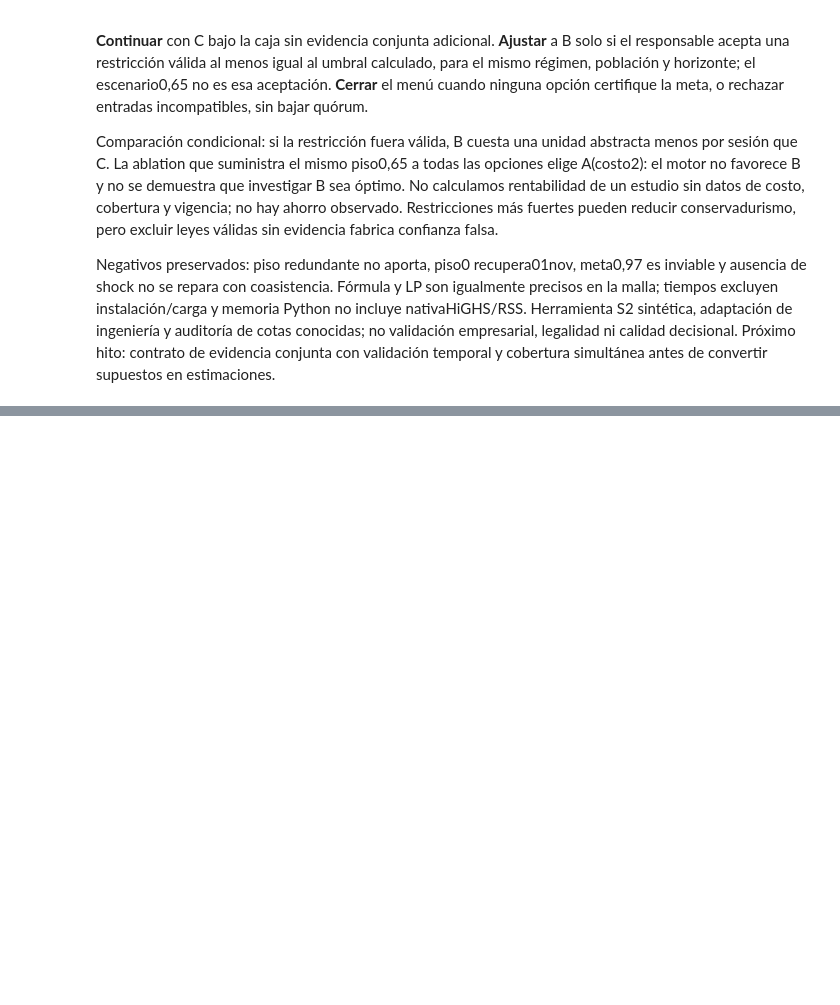
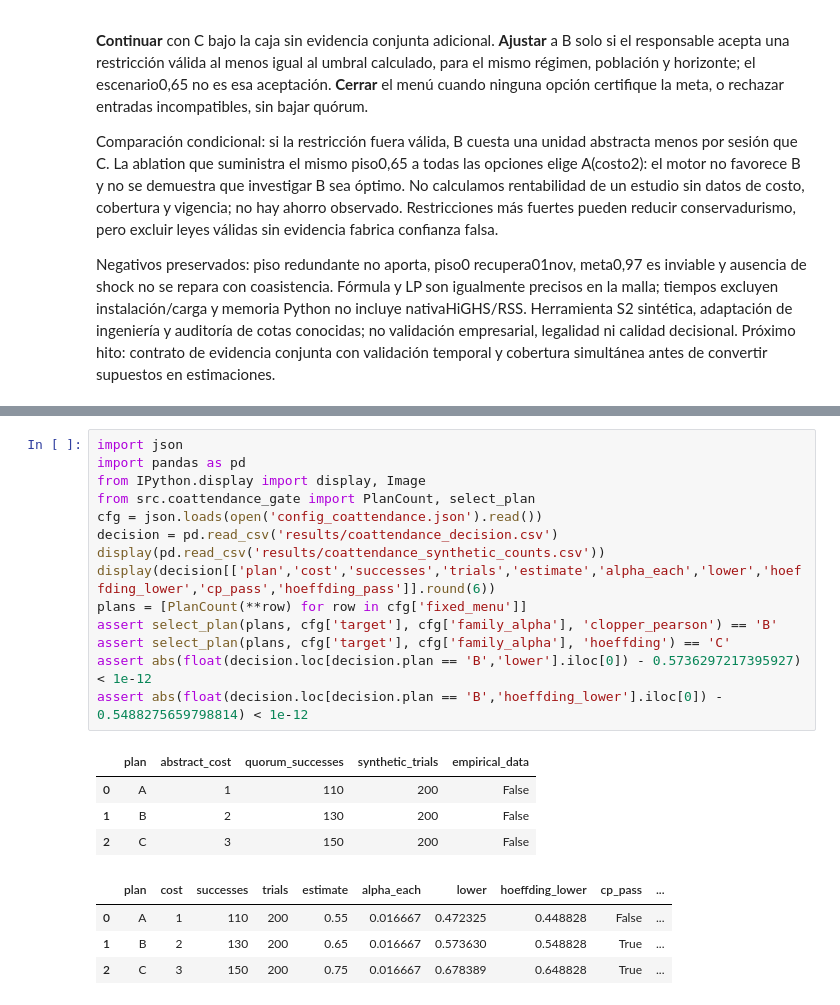
Before and after one commit to Jose85100/Portafolio, a Jupyter notebook: 06-strategy-innovation-and-leadership/21-executive-governance-board-decisions/quorum-common-cause-gate/notebook.ipynb, the cells around one changed output, grey strips where cells are left out. Saved outputs shown, nothing was run; the diff lists cells and outputs as text; blank space fills up the shorter version.

```diff
--- a/06-strategy-innovation-and-leadership/21-executive-governance-board-decisions/quorum-common-cause-gate/notebook.ipynb
+++ b/06-strategy-innovation-and-leadership/21-executive-governance-board-decisions/quorum-common-cause-gate/notebook.ipynb
@@ -479,0 +507,23 @@ Negativos preservados: piso redundante no aporta, piso0 recupera01nov, meta0,97
+# %%
+import json
+import pandas as pd
+from IPython.display import display, Image
+from src.coattendance_gate import PlanCount, select_plan
+cfg = json.loads(open('config_coattendance.json').read())
+decision = pd.read_csv('results/coattendance_decision.csv')
+display(pd.read_csv('results/coattendance_synthetic_counts.csv'))
+display(decision[['plan','cost','successes','trials','estimate','alpha_each','lower','hoeffding_lower','cp_pass','hoeffding_pass']].round(6))
+plans = [PlanCount(**row) for row in cfg['fixed_menu']]
+assert select_plan(plans, cfg['target'], cfg['family_alpha'], 'clopper_pearson') == 'B'
+assert select_plan(plans, cfg['target'], cfg['family_alpha'], 'hoeffding') == 'C'
+assert abs(float(decision.loc[decision.plan == 'B','lower'].iloc[0]) - 0.5736297217395927) < 1e-12
+assert abs(float(decision.loc[decision.plan == 'B','hoeffding_lower'].iloc[0]) - 0.5488275659798814) < 1e-12
+# %% [output]
+|  | plan | abstract_cost | quorum_successes | synthetic_trials | empirical_data |
+| 0 | A | 1 | 110 | 200 | False |
+| 1 | B | 2 | 130 | 200 | False |
+| 2 | C | 3 | 150 | 200 | False |
+|  | plan | cost | successes | trials | estimate | alpha_each | lower | hoeffding_lower | cp_pass | ... |
+| 0 | A | 1 | 110 | 200 | 0.55 | 0.016667 | 0.472325 | 0.448828 | False | ... |
+| 1 | B | 2 | 130 | 200 | 0.65 | 0.016667 | 0.573630 | 0.548828 | True | ... |
+| 2 | C | 3 | 150 | 200 | 0.75 | 0.016667 | 0.678389 | 0.648828 | True | ... |
```
Also changed, not shown: parts of 14 cells of this notebook, 35 other files.
